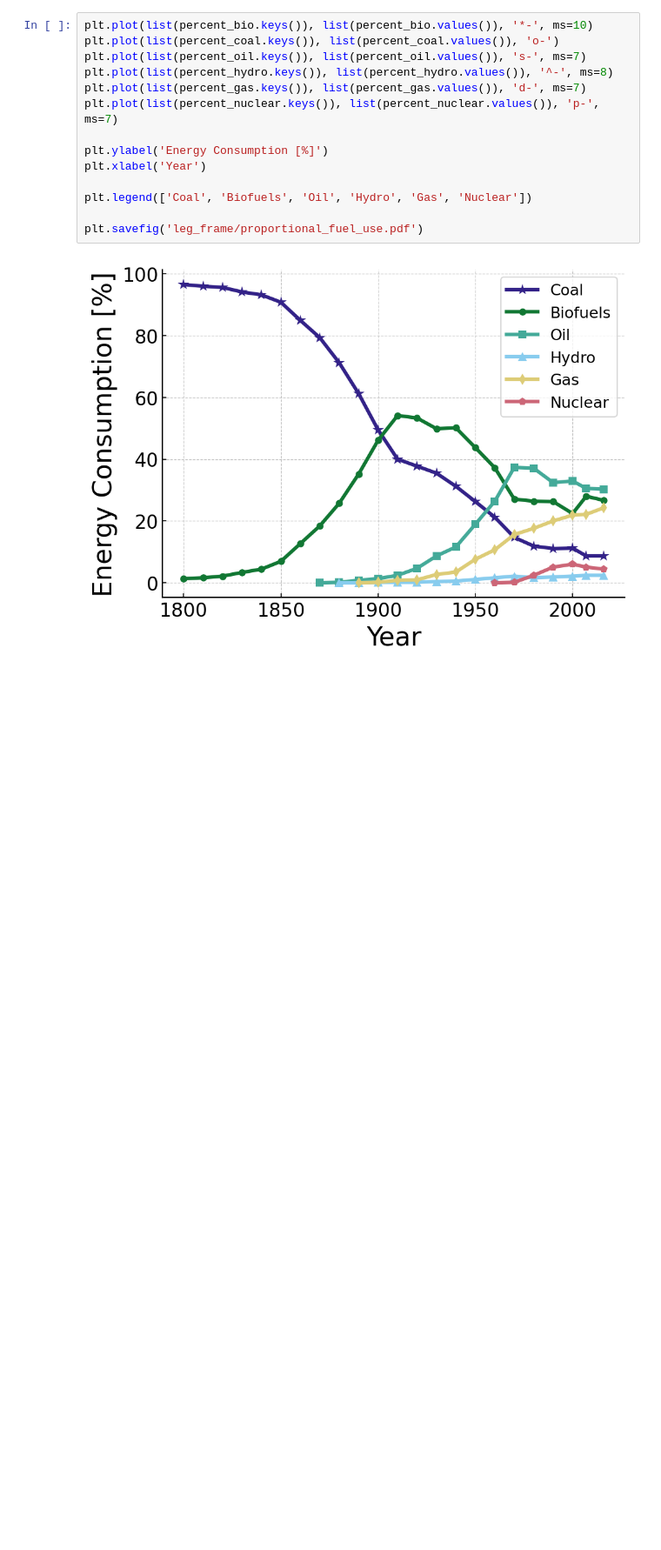
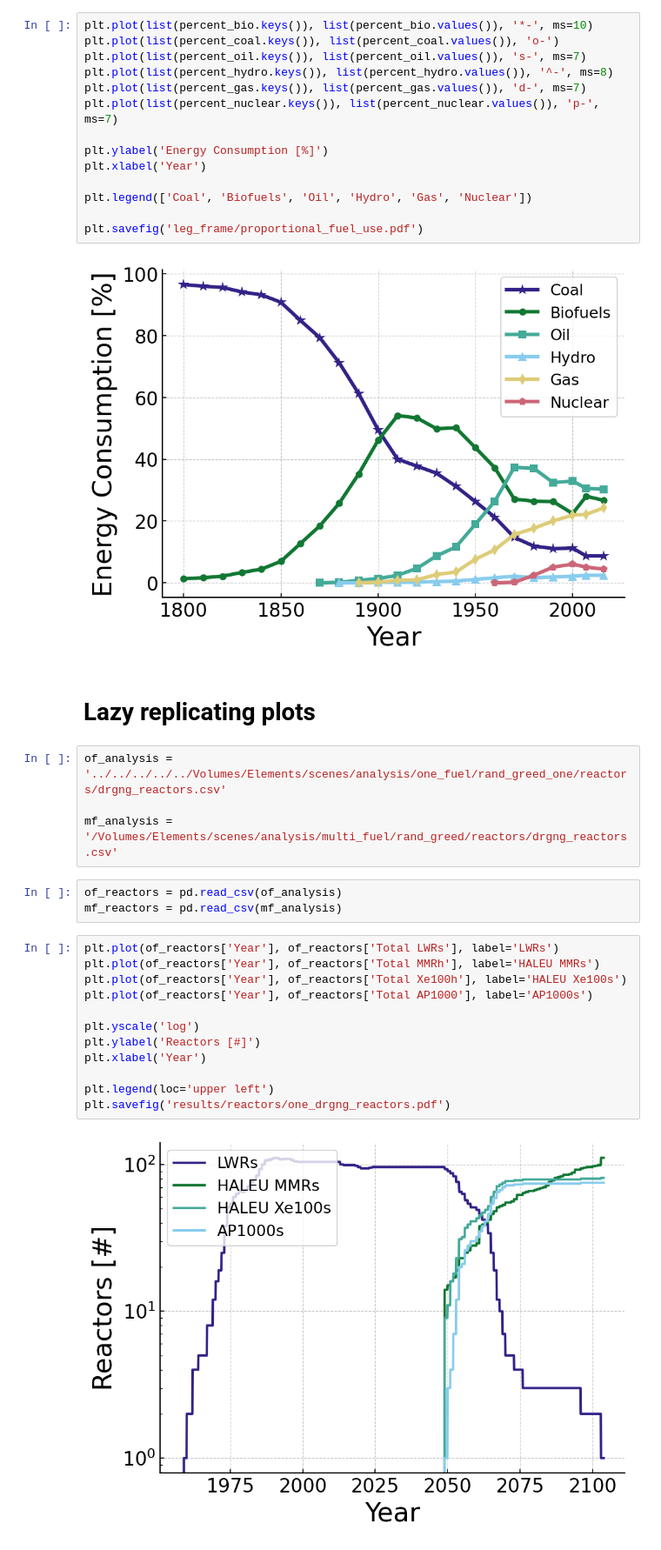
Before and after one commit to nsryan2/2024-ryan-ms, a Jupyter notebook: images/plotting.ipynb, the cells around one changed output. Shown: that part at 87% size. Drawn from its saved outputs; the diff is of its cells as text; blank space fills up the shorter version.

Commit message:
clarity tweaks, plot legends, appendix table

```diff
--- a/images/plotting.ipynb
+++ b/images/plotting.ipynb
@@ -337,3 +337,26 @@ plt.legend(['Coal', 'Biofuels', 'Oil', 'Hydro', 'Gas', 'Nuclear'])
 plt.savefig('leg_frame/proportional_fuel_use.pdf')
 # %% [output]
 [figure]
+# %% [markdown]
+# Lazy replicating plots
+# %%
+of_analysis = '../../../../../Volumes/Elements/scenes/analysis/one_fuel/rand_greed_one/reactors/drgng_reactors.csv'
+
+mf_analysis = '/Volumes/Elements/scenes/analysis/multi_fuel/rand_greed/reactors/drgng_reactors.csv'
+# %%
+of_reactors = pd.read_csv(of_analysis)
+mf_reactors = pd.read_csv(mf_analysis)
+# %%
+plt.plot(of_reactors['Year'], of_reactors['Total LWRs'], label='LWRs')
+plt.plot(of_reactors['Year'], of_reactors['Total MMRh'], label='HALEU MMRs')
+plt.plot(of_reactors['Year'], of_reactors['Total Xe100h'], label='HALEU Xe100s')
+plt.plot(of_reactors['Year'], of_reactors['Total AP1000'], label='AP1000s')
+
+plt.yscale('log')
+plt.ylabel('Reactors [#]')
+plt.xlabel('Year')
+
+plt.legend(loc='upper left')
+plt.savefig('results/reactors/one_drgng_reactors.pdf')
+# %% [output]
+[figure, added]
```
Also changed, not shown: parts of 1 cell of this notebook, 14 other files.
